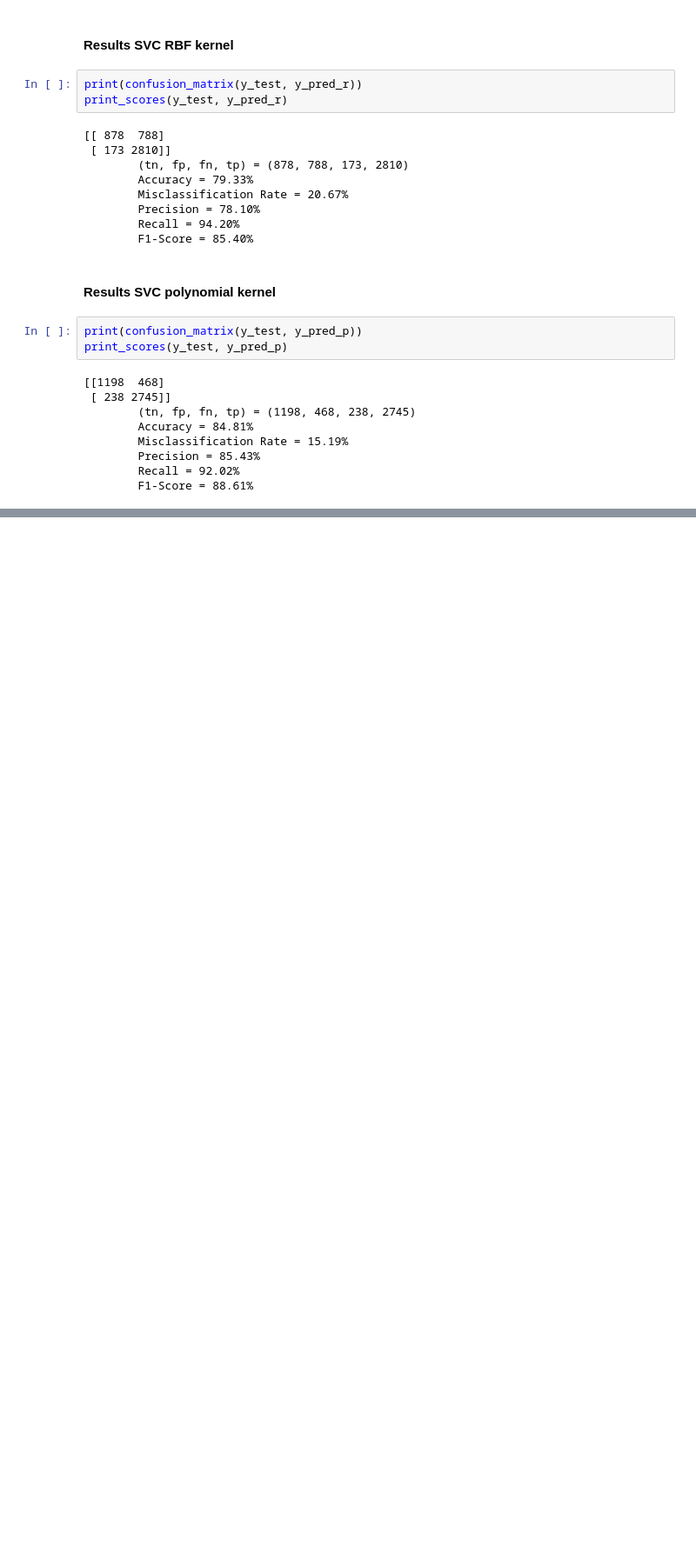
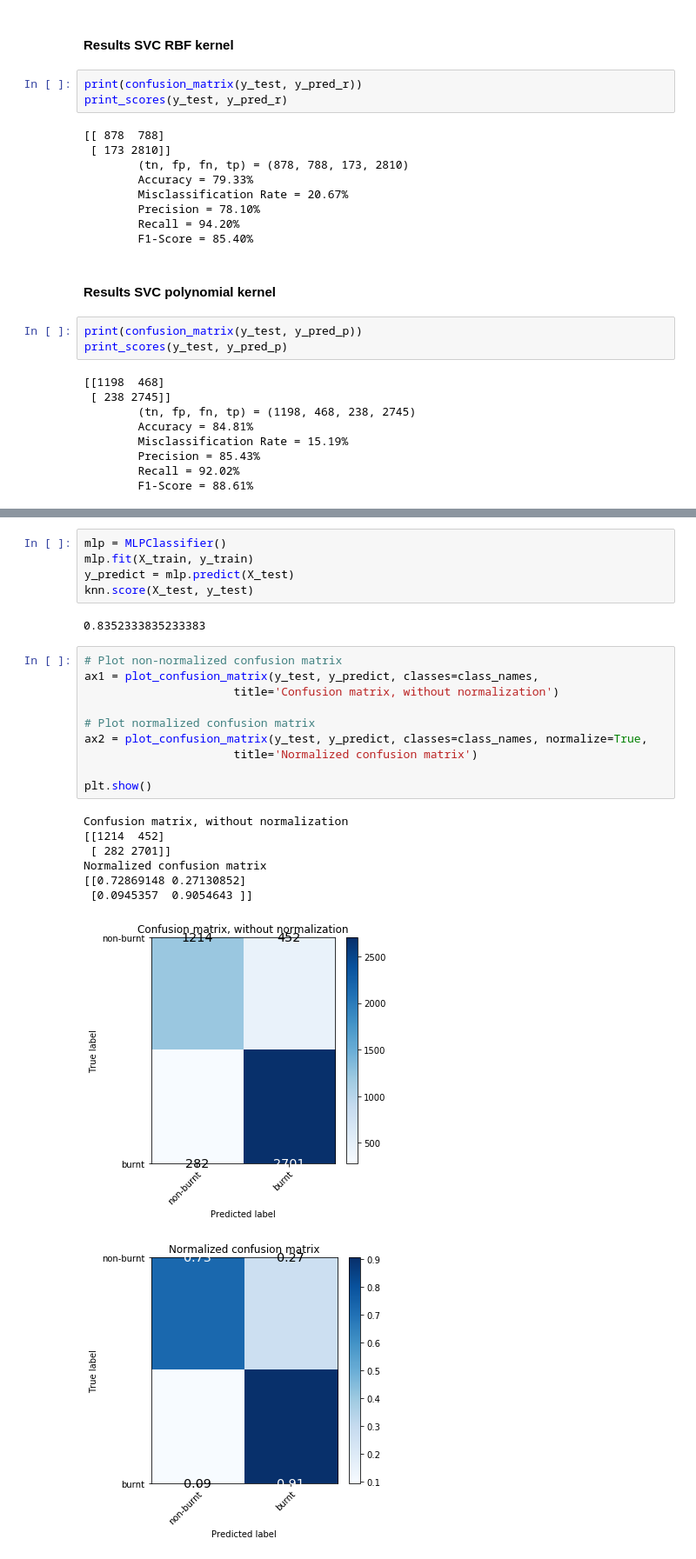
Before and after one commit to aalten77/wildfireassessment, a Jupyter notebook: Supervised Learning Burn Severity.ipynb, the cells around one changed output, grey strips where cells are left out. Shown at 87% size. Cells and saved outputs as stored; diff of their text form; blank space fills up the shorter version.

```diff
--- a/Supervised Learning Burn Severity.ipynb
+++ b/Supervised Learning Burn Severity.ipynb
@@ -436,0 +636,26 @@ print_scores(y_test, y_pred_p)
+# %%
+mlp = MLPClassifier()
+mlp.fit(X_train, y_train)
+y_predict = mlp.predict(X_test)
+knn.score(X_test, y_test)
+# %% [output]
+0.8352333835233383
+# %%
+# Plot non-normalized confusion matrix
+ax1 = plot_confusion_matrix(y_test, y_predict, classes=class_names,
+                      title='Confusion matrix, without normalization')
+
+# Plot normalized confusion matrix
+ax2 = plot_confusion_matrix(y_test, y_predict, classes=class_names, normalize=True,
+                      title='Normalized confusion matrix')
+
+plt.show()
+# %% [output]
+Confusion matrix, without normalization
+[[1214  452]
+ [ 282 2701]]
+Normalized confusion matrix
+[[0.72869148 0.27130852]
+ [0.0945357  0.9054643 ]]
+[figure, added]
+[figure, added]
```
Also changed, not shown: parts of 54 cells of this notebook, 3 other files.
